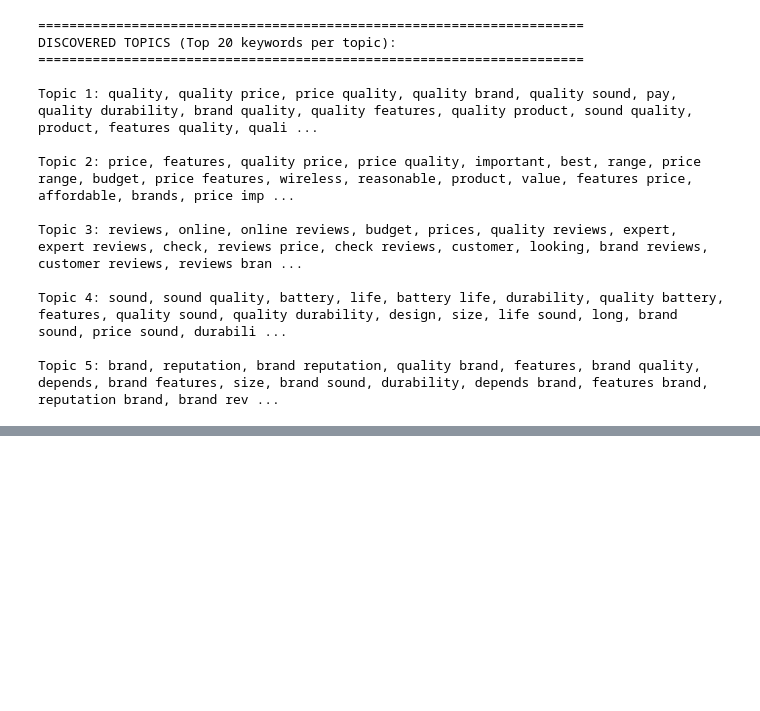
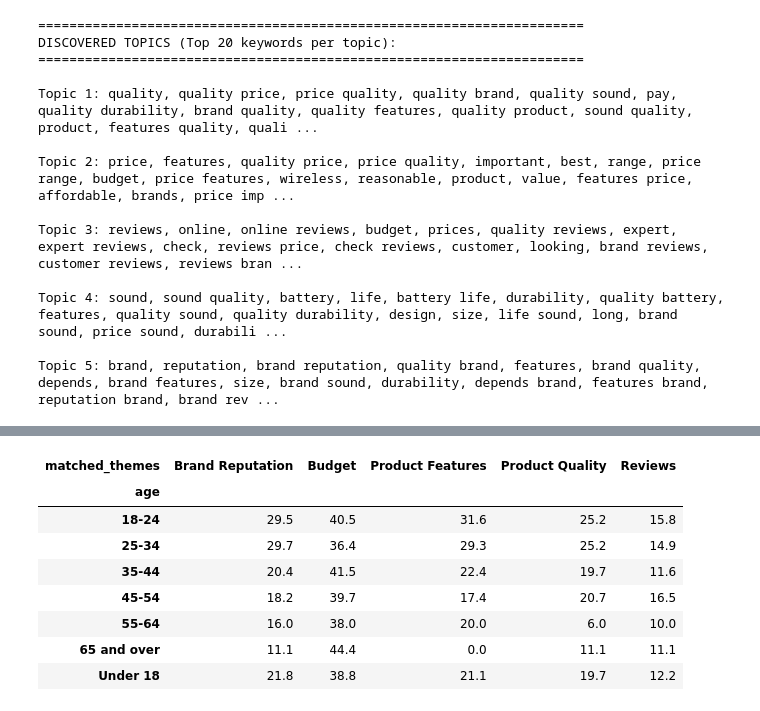
Before and after one commit to uwn-online/Customer-insight-analysis, a Jupyter notebook: notebooks/customer_insight_analysis.ipynb, the cells around one changed output, grey strips where cells are left out. Cells and saved outputs as stored; diff of their text form; code cells hidden in the pictures; blank space fills up the shorter version.

```diff
--- a/notebooks/customer_insight_analysis.ipynb
+++ b/notebooks/customer_insight_analysis.ipynb
@@ -645,0 +796,20 @@ Topic 5: brand, reputation, brand reputation, quality brand, features, brand qua
+# %%
+# To understand the relative importance within each segment
+
+segment_theme_pct = segment_theme_counts.div(
+    segment_theme_counts["segment_total"], axis=0
+) * 100
+
+segment_theme_pct = segment_theme_pct.drop(columns='segment_total')
+
+segment_theme_pct.round(1)
+# %% [output]
+| matched_themes | Brand Reputation | Budget | Product Features | Product Quality | Reviews |
+| age |  |  |  |  |  |
+| 18-24 | 29.5 | 40.5 | 31.6 | 25.2 | 15.8 |
+| 25-34 | 29.7 | 36.4 | 29.3 | 25.2 | 14.9 |
+| 35-44 | 20.4 | 41.5 | 22.4 | 19.7 | 11.6 |
+| 45-54 | 18.2 | 39.7 | 17.4 | 20.7 | 16.5 |
+| 55-64 | 16.0 | 38.0 | 20.0 | 6.0 | 10.0 |
+| 65 and over | 11.1 | 44.4 | 0.0 | 11.1 | 11.1 |
+| Under 18 | 21.8 | 38.8 | 21.1 | 19.7 | 12.2 |
```
Also changed, not shown: parts of 12 cells of this notebook.
